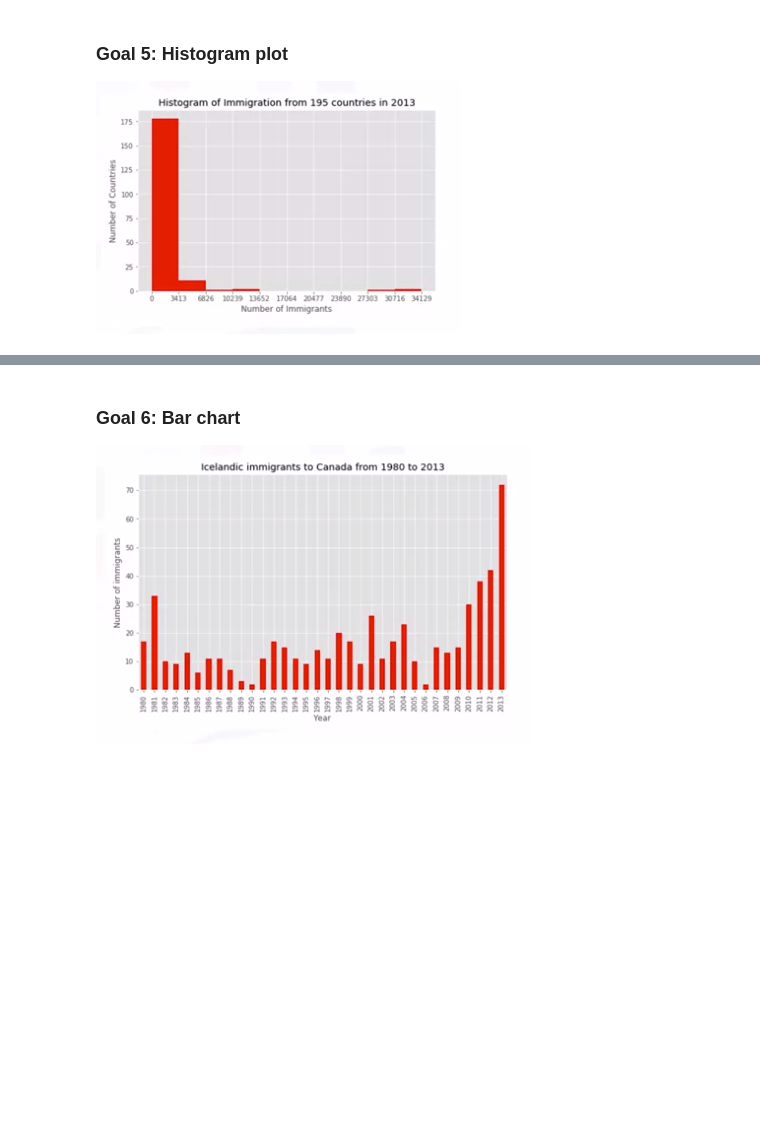
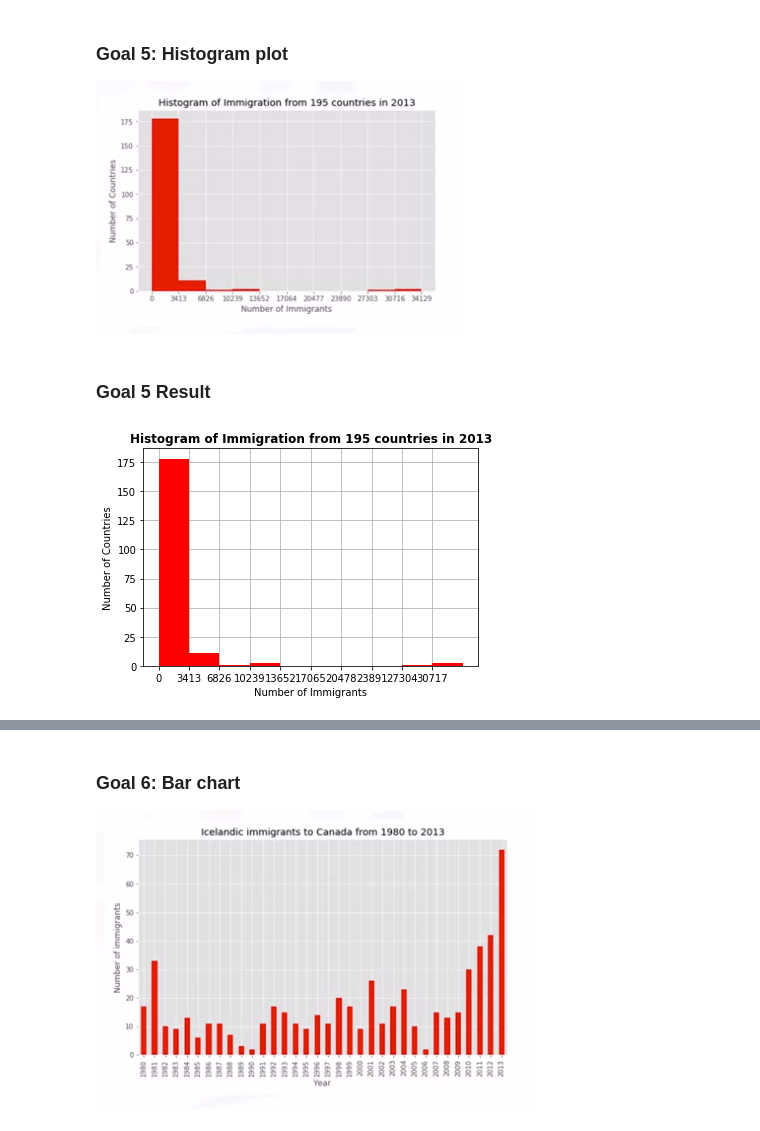
Before and after one commit to mpb312/matplotlib_coursera, a Jupyter notebook: my_practice.ipynb, the cells around one changed output, grey strips where cells are left out. Saved outputs shown, nothing was run; the diff lists cells and outputs as text; code cells hidden in the pictures; blank space fills up the shorter version.

```diff
--- a/my_practice.ipynb
+++ b/my_practice.ipynb
@@ -97,3 +134,18 @@ plt.show()
 ### Goal 5: Histogram plot
 
 ![image-3.png](attachment:image-3.png)
+# %% [markdown]
+### Goal 5 Result
+# %%
+df_canada['2013'].hist(color='red')
+plt.xticks(list(range(0,34130,3413)))
+
+plt.rcParams['axes.axisbelow'] = True
+
+plt.title('Histogram of Immigration from 195 countries in 2013', fontweight='bold')
+plt.xlabel('Number of Immigrants')
+plt.ylabel('Number of Countries')
+
+plt.show()
+# %% [output]
+[figure, added]
```
Also changed, not shown: parts of 27 cells of this notebook.
